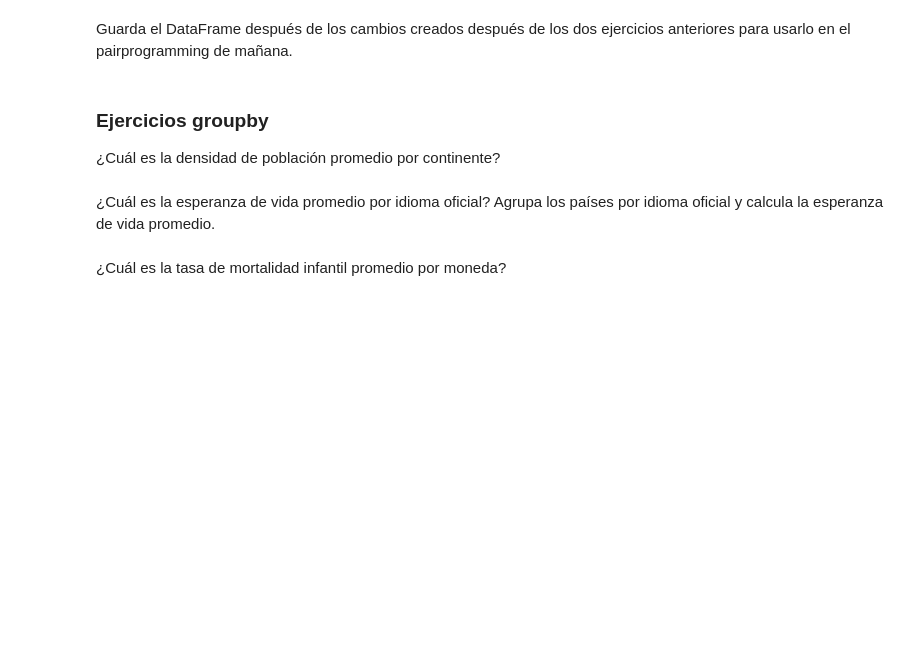
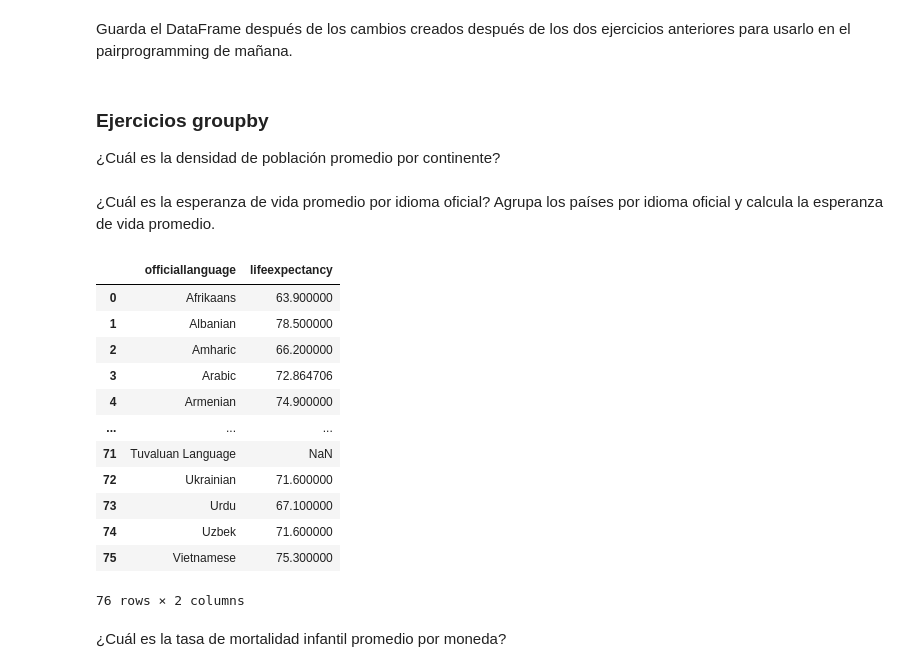
Before and after one commit to FrancaTortaroloo/mod3-pairprogramming, a Jupyter notebook: pair-gorupby-apply.ipynb, the cells around one changed output. Cells and saved outputs as stored; diff of their text form; code cells hidden in the pictures; blank space fills up the shorter version.

Commit message:
pair-monica-luana-groupby
sab 8/06

```diff
--- a/pair-gorupby-apply.ipynb
+++ b/pair-gorupby-apply.ipynb
@@ -4,0 +23,3 @@ Las columnas land_area, armed_forces_size, co2-emissions, gdp, population, urban
+# %%
+df_inner['landarea'] = df_inner['landarea'].str.replace(",", ".").str.replace(",", ".")
+df_inner['landarea'].unique()
@@ -4,0 +44,2 @@ Las columnas land_area, armed_forces_size, co2-emissions, gdp, population, urban
+# %%
+df_inner['landarea'] = df_inner['landarea'].astype(float)
@@ -6,0 +81,2 @@ Crea una función para añadir una nueva columna llamada 'Continent' al DataFram
+# %%
+df_inner['continente'] = df_inner[nombre de la funcion]
@@ -12,5 +92,21 @@ Guarda el DataFrame después de los cambios creados después de los dos ejercici
 ¿Cuál es la densidad de población promedio por continente?
 # %% [markdown]
 ¿Cuál es la esperanza de vida promedio por idioma oficial? Agrupa los países por idioma oficial y calcula la esperanza de vida promedio.
+# %%
+df_inner.groupby(["officiallanguage"])["lifeexpectancy"].mean().reset_index()
+# %% [output]
+|  | officiallanguage | lifeexpectancy |
+| 0 | Afrikaans | 63.900000 |
+| 1 | Albanian | 78.500000 |
+| 2 | Amharic | 66.200000 |
+| 3 | Arabic | 72.864706 |
+| 4 | Armenian | 74.900000 |
+| ... | ... | ... |
+| 71 | Tuvaluan Language | NaN |
+| 72 | Ukrainian | 71.600000 |
+| 73 | Urdu | 67.100000 |
+| 74 | Uzbek | 71.600000 |
+| 75 | Vietnamese | 75.300000 |
+76 rows × 2 columns
 # %% [markdown]
 ¿Cuál es la tasa de mortalidad infantil promedio por moneda?
```
Also changed, not shown: parts of 10 cells of this notebook.
